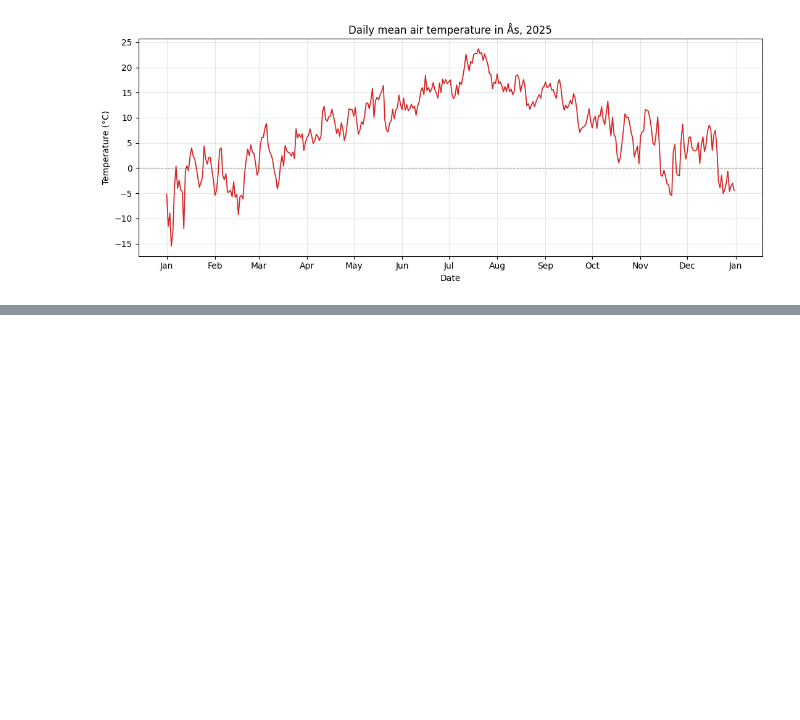
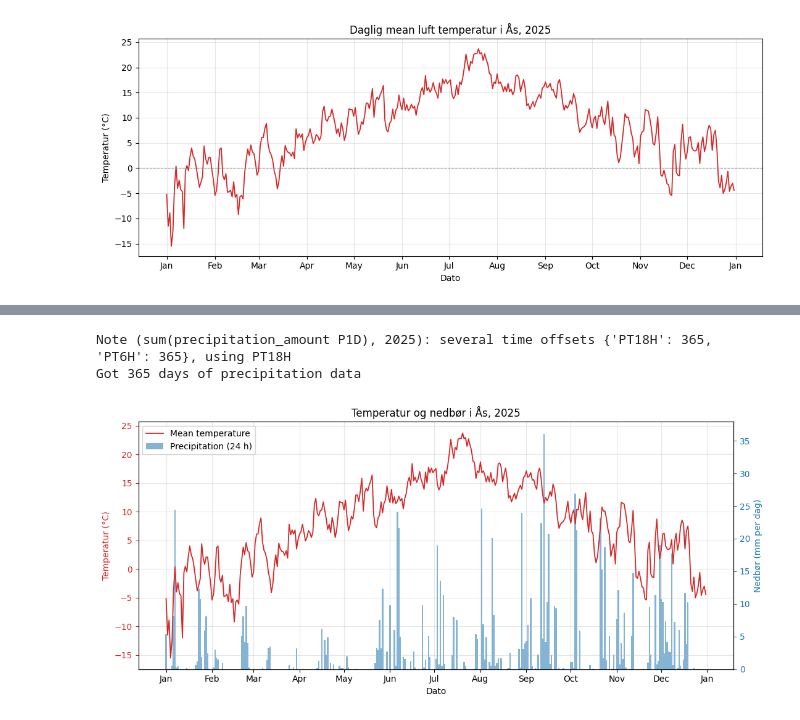
Before and after one commit to saltonese/Del_1-G6_5, a Jupyter notebook: Del_1.ipynb, the cells around one changed output, grey strips where cells are left out. Drawn from its saved outputs; the diff is of its cells as text; code cells hidden in the pictures; blank space fills up the shorter version.

```diff
--- a/Del_1.ipynb
+++ b/Del_1.ipynb
@@ -169,0 +179,32 @@ Days with data    365
+# %%
+precip = get_daily(STATION, PRECIP, YEAR)
+print(f"Samlet {len(precip)} dager med nedbørs data")
+
+fig, ax_temp = plt.subplots(figsize=(11, 5))
+ax_prec = ax_temp.twinx()
+
+bars = ax_prec.bar(precip.index, precip.values, color="tab:blue", alpha=0.55,
+                   width=1.0, label="Precipitation (24 h)")
+(line,) = ax_temp.plot(temp.index, temp.values, color="tab:red", linewidth=1.3,
+                       label="Mean temperature")
+
+# Draw the temperature line on top of the bars
+ax_temp.set_zorder(ax_prec.get_zorder() + 1)
+ax_temp.patch.set_visible(False)
+
+ax_temp.set_xlabel("Dato")
+ax_temp.set_ylabel("Temperatur (°C)", color="tab:red")
+ax_prec.set_ylabel("Nedbør (mm per dag)", color="tab:blue")
+ax_temp.tick_params(axis="y", colors="tab:red")
+ax_prec.tick_params(axis="y", colors="tab:blue")
+ax_temp.xaxis.set_major_locator(mdates.MonthLocator())
+ax_temp.xaxis.set_major_formatter(mdates.DateFormatter("%b"))
+ax_temp.set_title(f"Temperatur og nedbør i Ås, {YEAR}")
+ax_temp.grid(alpha=0.3)
+ax_temp.legend([line, bars], [line.get_label(), bars.get_label()], loc="upper left")
+fig.tight_layout()
+plt.show()
+# %% [output]
+Note (sum(precipitation_amount P1D), 2025): several time offsets {'PT18H': 365, 'PT6H': 365}, using PT18H
+Got 365 days of precipitation data
+[figure, added]
```
Also changed, not shown: parts of 5 cells of this notebook.
